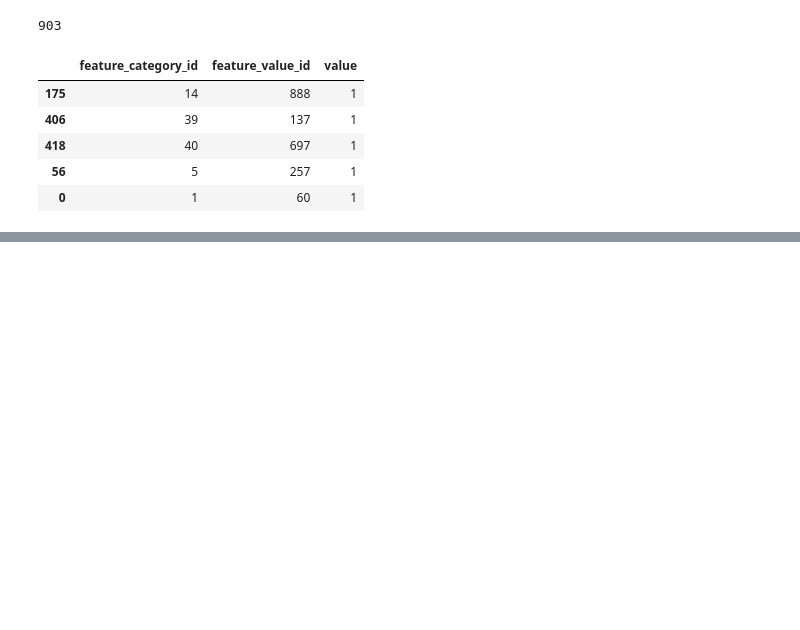
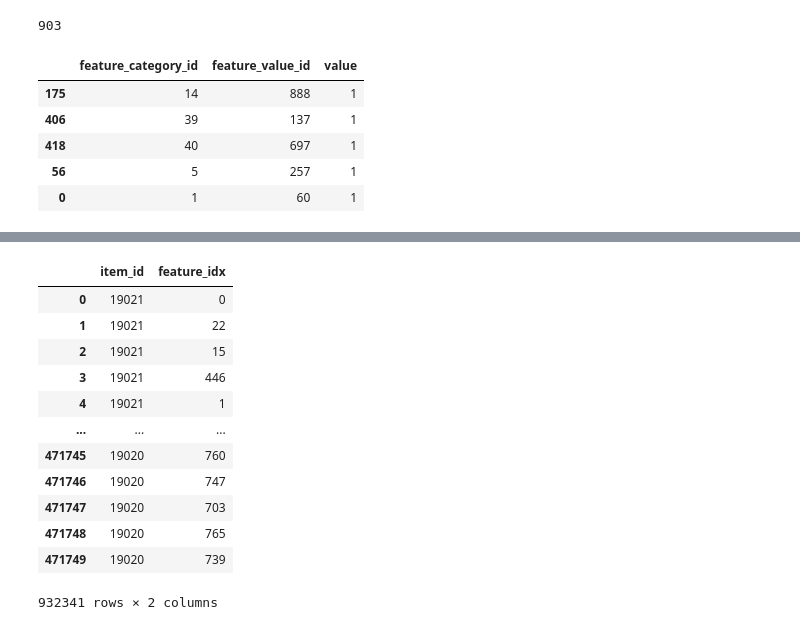
Before and after one commit to pm390/recsys2022, a Jupyter notebook: data_analysis/feature_analisys.ipynb, the cells around one changed output, grey strips where cells are left out. Saved outputs shown, nothing was run; the diff lists cells and outputs as text; code cells hidden in the pictures; blank space fills up the shorter version.

```diff
--- a/data_analysis/feature_analisys.ipynb
+++ b/data_analysis/feature_analisys.ipynb
@@ -327,0 +328,16 @@ pd.concat([features_mapped,features_category]).to_csv(os.path.join(processed_dat
+# %%
+pd.concat([features_mapped,features_category])
+# %% [output]
+|  | item_id | feature_idx |
+| 0 | 19021 | 0 |
+| 1 | 19021 | 22 |
+| 2 | 19021 | 15 |
+| 3 | 19021 | 446 |
+| 4 | 19021 | 1 |
+| ... | ... | ... |
+| 471745 | 19020 | 760 |
+| 471746 | 19020 | 747 |
+| 471747 | 19020 | 703 |
+| 471748 | 19020 | 765 |
+| 471749 | 19020 | 739 |
+932341 rows × 2 columns
```
Also changed, not shown: parts of 13 cells of this notebook, 3 other files.
